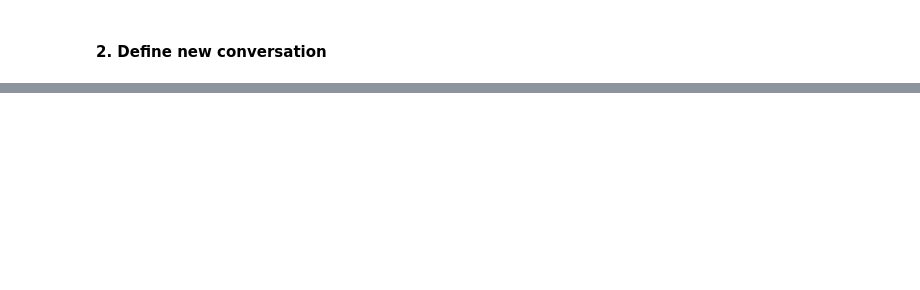
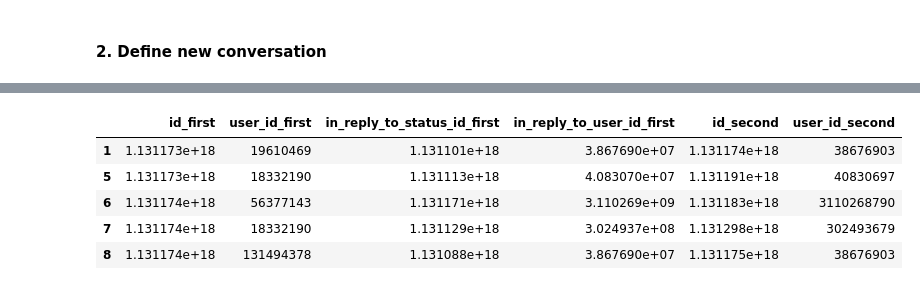
Before and after one commit to PhatLeBao-Phat/dbl-group-3, a Jupyter notebook: conversation.ipynb, the cells around one changed output, grey strips where cells are left out. Saved outputs shown, nothing was run; the diff lists cells and outputs as text; code cells hidden in the pictures; blank space fills up the shorter version.

```diff
--- a/conversation.ipynb
+++ b/conversation.ipynb
@@ -162,0 +238,10 @@ Length: 15220, dtype: object
+# %%
+lst = [x for x in test[test.in_reply_to_user_id_first == test.user_id_second].id_first]
+test[test['id_first'].isin(lst)].head()
+# %% [output]
+|  | id_first | user_id_first | in_reply_to_status_id_first | in_reply_to_user_id_first | id_second | user_id_second |
+| 1 | 1.131173e+18 | 19610469 | 1.131101e+18 | 3.867690e+07 | 1.131174e+18 | 38676903 |
+| 5 | 1.131173e+18 | 18332190 | 1.131113e+18 | 4.083070e+07 | 1.131191e+18 | 40830697 |
+| 6 | 1.131174e+18 | 56377143 | 1.131171e+18 | 3.110269e+09 | 1.131183e+18 | 3110268790 |
+| 7 | 1.131174e+18 | 18332190 | 1.131129e+18 | 3.024937e+08 | 1.131298e+18 | 302493679 |
+| 8 | 1.131174e+18 | 131494378 | 1.131088e+18 | 3.867690e+07 | 1.131175e+18 | 38676903 |
```
Also changed, not shown: parts of 34 cells of this notebook, 3 other files.
